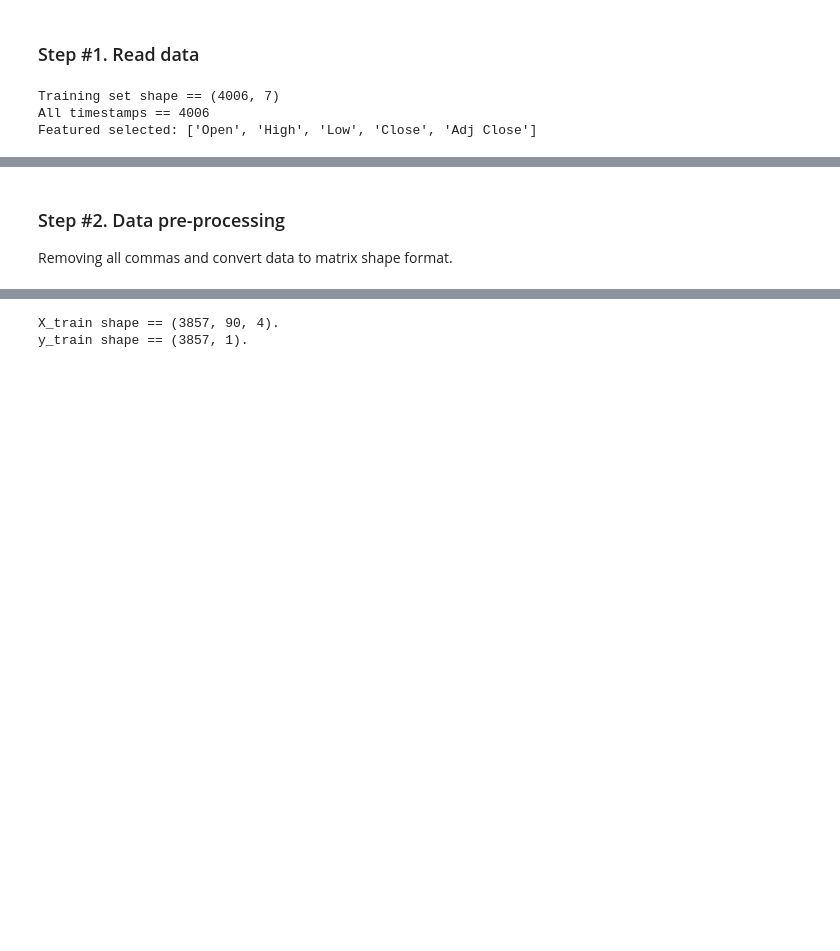
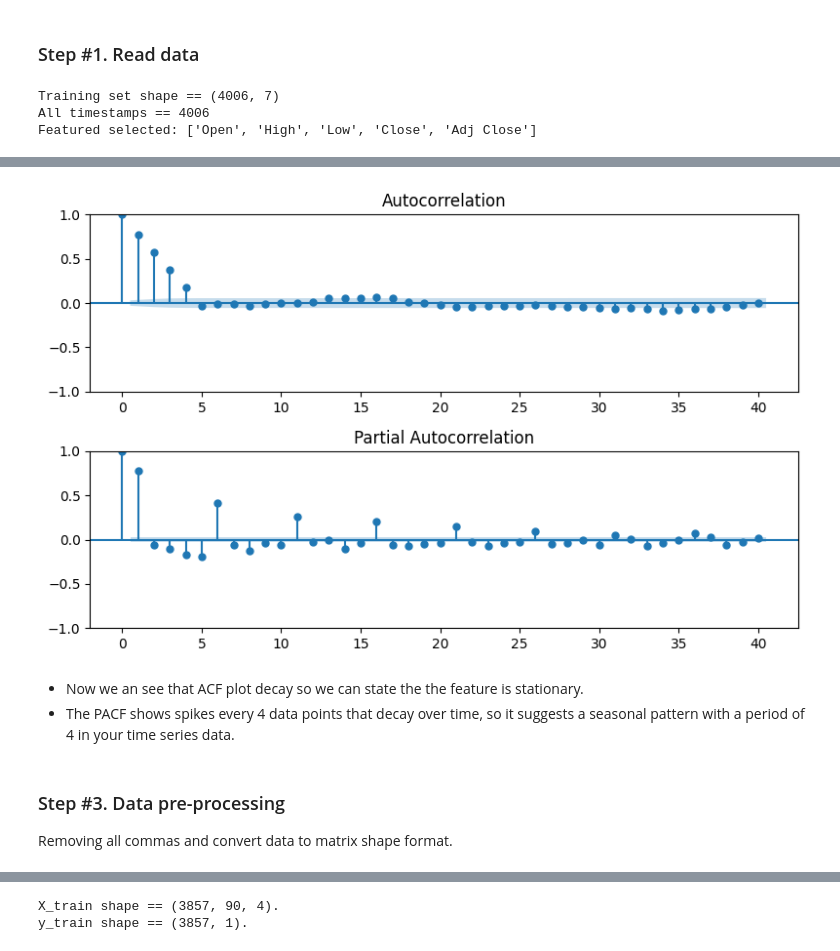
Before and after one commit to jinweis/Stock_Price_Prediction, a Jupyter notebook: LSTM_model_stocks.ipynb, the cells around one changed output, grey strips where cells are left out. Drawn from its saved outputs; the diff is of its cells as text; code cells hidden in the pictures; blank space fills up the shorter version.

```diff
--- a/LSTM_model_stocks.ipynb
+++ b/LSTM_model_stocks.ipynb
@@ -46,5 +71,48 @@ Featured selected: ['Open', 'High', 'Low', 'Close', 'Adj Close']
+# %%
+from scipy.signal import convolve
+
+# Define a function that smooths fetures to make data stationary
+def smooth_and_difference_dataframe(df, window_size=5):
+    """
+    Apply moving average smoothing and then differentiate the data to make it stationary.
+    Pads the beginning to maintain the original number of rows.
+    """
+    transformed_data = pd.DataFrame(index=df.index, columns=df.columns)
+
+    for column in df.columns:
+        series = df[column].values
+
+        # Pad the beginning of the series with the first value
+        padded_series = np.pad(series, (window_size - 1, 0), mode='edge')
+
+        # Apply moving average smoothing
+        weights = np.ones(window_size) / window_size
+        smoothed = convolve(padded_series, weights, mode='valid')
+
+        # Difference the smoothed series
+        differenced = np.diff(smoothed, prepend=smoothed[0])
+
+        transformed_data[column] = differenced
+
+    return transformed_data
+# %%
+# Apply stationary transformation to all features
+dataset_train_stationary= smooth_and_difference_dataframe(dataset_train.iloc[:,1:], window_size=5)
+
+# Set the Datetime column to as index of the stationary dataframe
+dataset_train_stationary = dataset_train_stationary.set_index(dataset_train['Date'])
+dataset_train_stationary.index = pd.to_datetime(dataset_train_stationary.index)
+
+# Visualize ACF and PACF to determine stationary for "Open" (target variable)
+open_column = dataset_train_stationary['Open']
+plot_acf_pacf(open_column, lags=40)
+# %% [output]
+[figure, added]
+# %% [markdown]
+- Now we an see that ACF plot decay so we can state the the feature is stationary.
+- The PACF shows spikes every 4 data points that decay over time, so it suggests a seasonal pattern with a period of 4 in your time series data.
 # %% [markdown]
-<h3>Step #2. Data pre-processing</h3>
+<h3>Step #3. Data pre-processing</h3>
 <p>
 Removing all commas and convert data to matrix shape format.
 </p>
```
Also changed, not shown: parts of 30 cells of this notebook, 23 other files.
